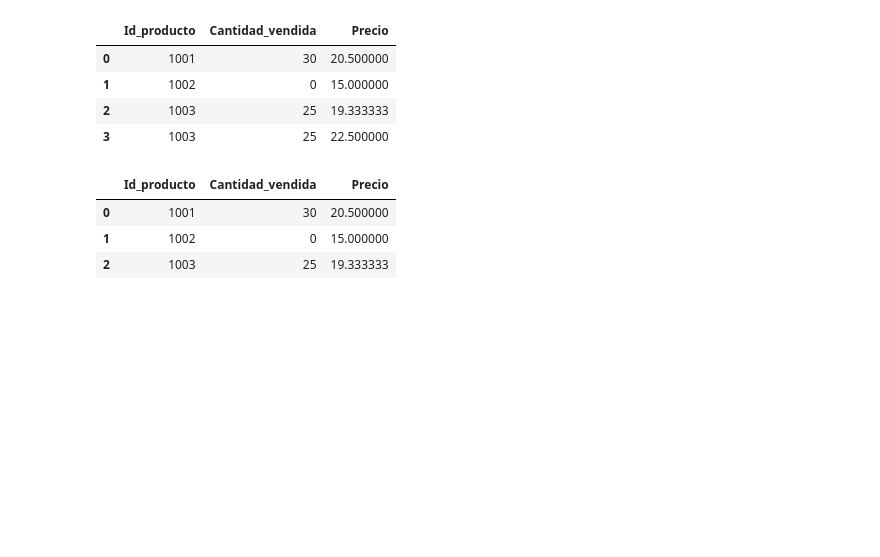
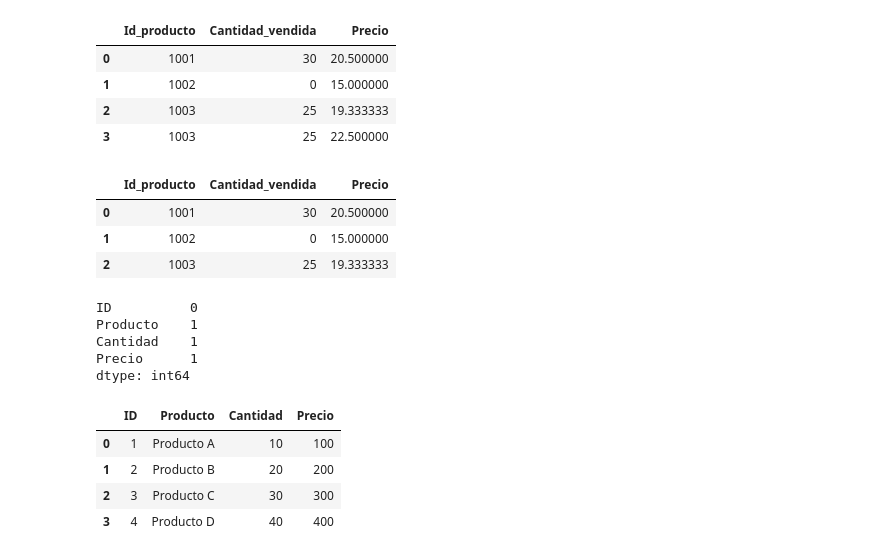
Before and after one commit to DannyTM12/Udemy_works, a Jupyter notebook: PYTHON FOR DATA SCIENCE/Código+Python+DS/Día 6/Cuadernos para Prácticas/Limpieza de Datos.ipynb, the cells around one changed output. Cells and saved outputs as stored; diff of their text form; code cells hidden in the pictures; blank space fills up the shorter version.

```diff
--- a/PYTHON FOR DATA SCIENCE/Código+Python+DS/Día 6/Cuadernos para Prácticas/Limpieza de Datos.ipynb
+++ b/PYTHON FOR DATA SCIENCE/Código+Python+DS/Día 6/Cuadernos para Prácticas/Limpieza de Datos.ipynb
@@ -94,3 +94,34 @@ df_unicos
 | 0 | 1001 | 30 | 20.500000 |
 | 1 | 1002 | 0 | 15.000000 |
 | 2 | 1003 | 25 | 19.333333 |
+# %%
+data = {
+    'ID': [1, 2, 3, 4, 5],
+    'Producto': ['Producto A', 'Producto B', None, 'Producto D', 'Producto E'],
+    'Cantidad': [10, 20, 30, None, 50],
+    'Precio': [100, 200, 300, 400, None]
+}
+
+pd.DataFrame(data).isnull().sum()
+# %% [output]
+ID          0
+Producto    1
+Cantidad    1
+Precio      1
+dtype: int64
+# %%
+data = {
+    'ID': [1, 2, 3, 4, 1],
+    'Producto': ['Producto A', 'Producto B', 'Producto C', 'Producto D', 'Producto A'],
+    'Cantidad': [10, 20, 30, 40, 50],
+    'Precio': [100, 200, 300, 400, 100]
+}
+
+df_sin_duplicados = pd.DataFrame(data).drop_duplicates(subset = 'ID')
+df_sin_duplicados
+# %% [output]
+|  | ID | Producto | Cantidad | Precio |
+| 0 | 1 | Producto A | 10 | 100 |
+| 1 | 2 | Producto B | 20 | 200 |
+| 2 | 3 | Producto C | 30 | 300 |
+| 3 | 4 | Producto D | 40 | 400 |
```
Also changed, not shown: parts of 1 cell of this notebook, 1 other file.
